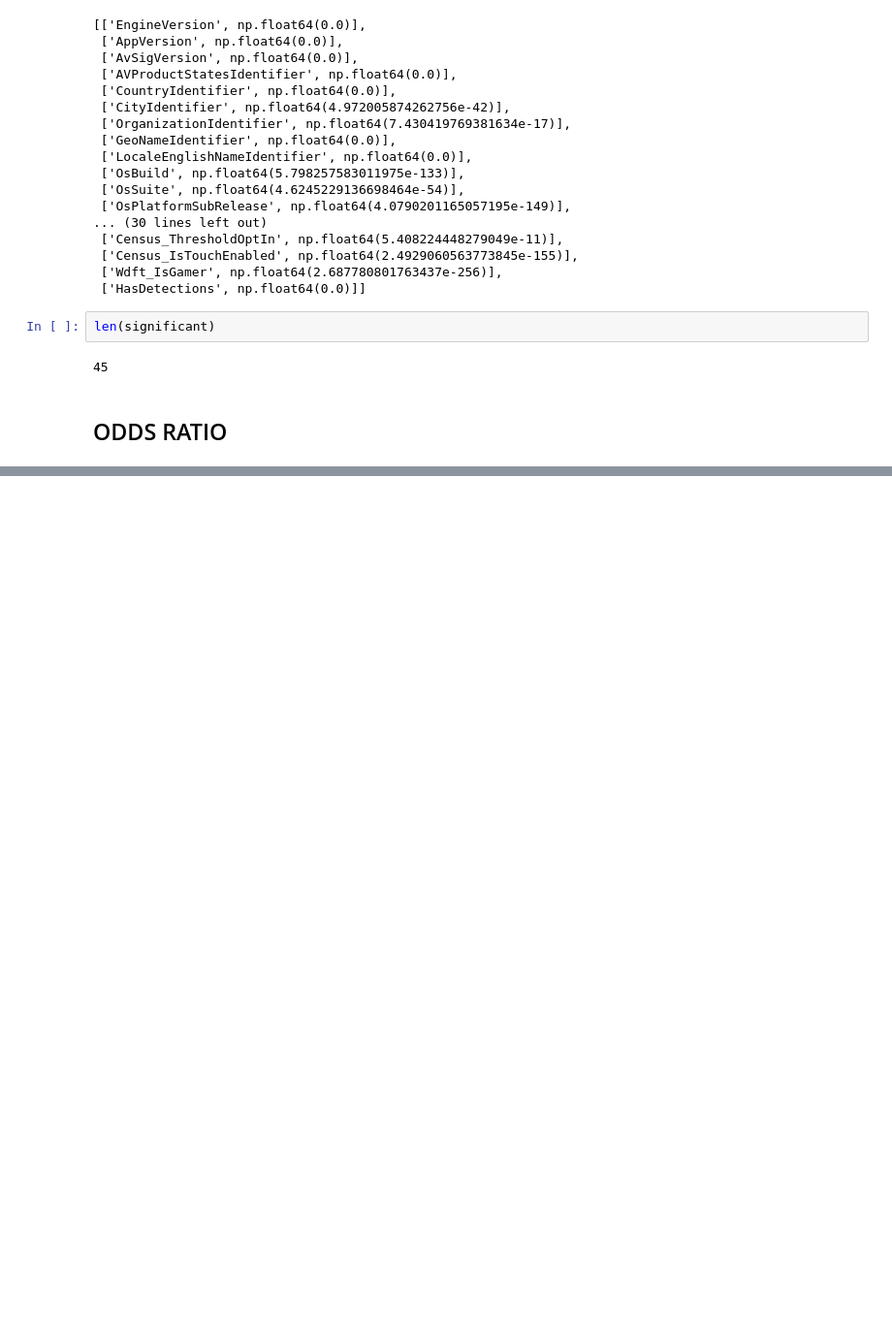
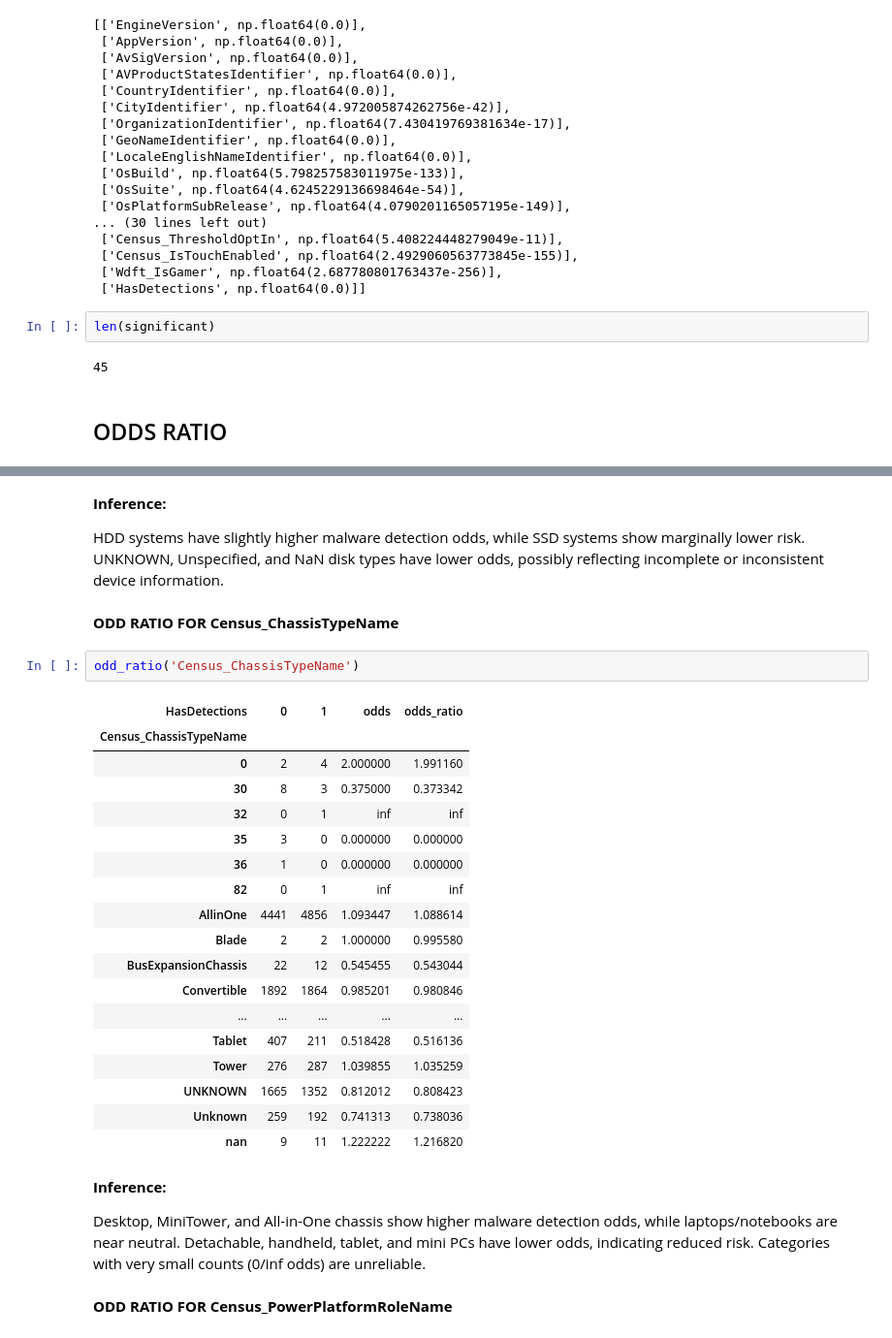
Before and after one commit to prasadPattuvamVeedu/Microsoft_fraud_detection, a Jupyter notebook: microsofr_fraud_detection.ipynb, the cells around one changed output, grey strips where cells are left out. Shown at 97% size. Saved outputs shown, nothing was run; the diff lists cells and outputs as text; blank space fills up the shorter version.

```diff
--- a/microsofr_fraud_detection.ipynb
+++ b/microsofr_fraud_detection.ipynb
@@ -938,0 +1062,33 @@ Odds ratios >1 → increased risk, <1 → decreased risk compared to baseline.
+# %% [markdown]
+__Inference:__
+
+HDD systems have slightly higher malware detection odds, while SSD systems show marginally lower risk. UNKNOWN, Unspecified, and NaN disk types have lower odds, possibly reflecting incomplete or inconsistent device information.
+# %% [markdown]
+__ODD RATIO FOR  Census_ChassisTypeName__
+# %%
+odd_ratio('Census_ChassisTypeName')
+# %% [output]
+| HasDetections | 0 | 1 | odds | odds_ratio |
+| Census_ChassisTypeName |  |  |  |  |
+| 0 | 2 | 4 | 2.000000 | 1.991160 |
+| 30 | 8 | 3 | 0.375000 | 0.373342 |
+| 32 | 0 | 1 | inf | inf |
+| 35 | 3 | 0 | 0.000000 | 0.000000 |
+| 36 | 1 | 0 | 0.000000 | 0.000000 |
+| 82 | 0 | 1 | inf | inf |
+| AllinOne | 4441 | 4856 | 1.093447 | 1.088614 |
+| Blade | 2 | 2 | 1.000000 | 0.995580 |
+| BusExpansionChassis | 22 | 12 | 0.545455 | 0.543044 |
+| Convertible | 1892 | 1864 | 0.985201 | 0.980846 |
+| ... | ... | ... | ... | ... |
+| Tablet | 407 | 211 | 0.518428 | 0.516136 |
+| Tower | 276 | 287 | 1.039855 | 1.035259 |
+| UNKNOWN | 1665 | 1352 | 0.812012 | 0.808423 |
+| Unknown | 259 | 192 | 0.741313 | 0.738036 |
+| nan | 9 | 11 | 1.222222 | 1.216820 |
+# %% [markdown]
+__Inference:__
+
+Desktop, MiniTower, and All-in-One chassis show higher malware detection odds, while laptops/notebooks are near neutral. Detachable, handheld, tablet, and mini PCs have lower odds, indicating reduced risk. Categories with very small counts (0/inf odds) are unreliable.
+# %% [markdown]
+__ODD RATIO FOR  Census_PowerPlatformRoleName__
```
Also changed, not shown: parts of 33 cells of this notebook.
